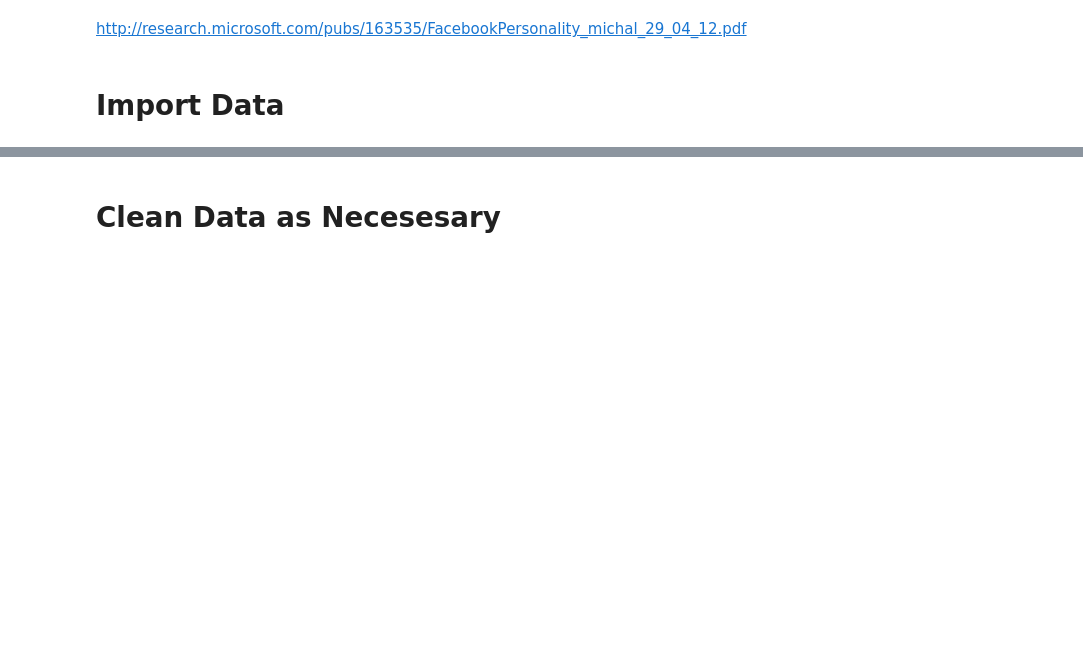
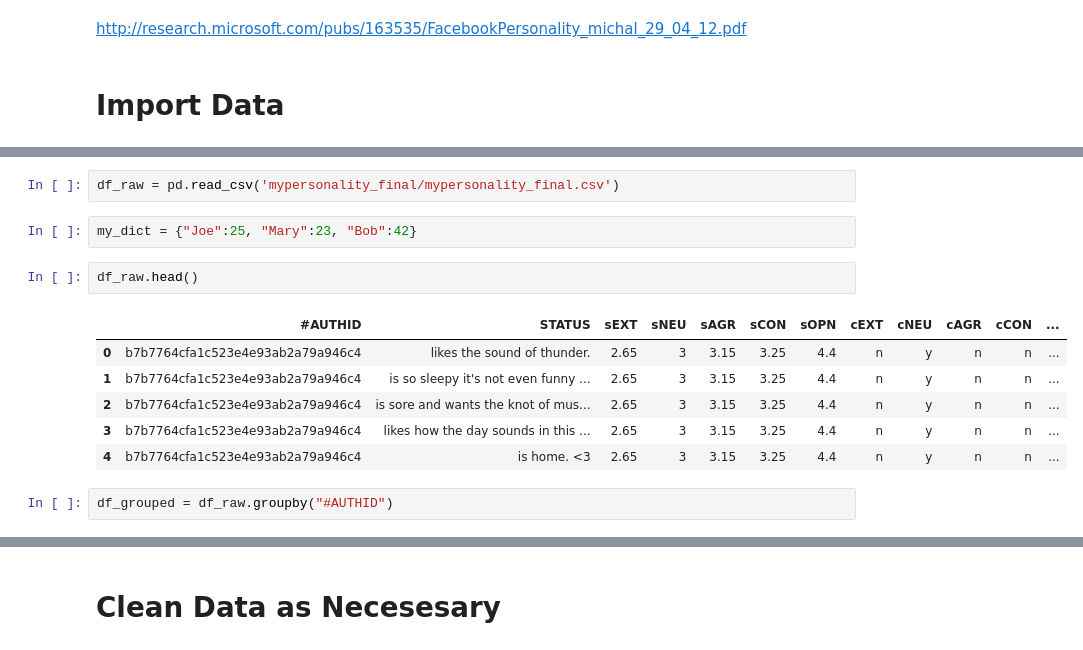
Before and after one commit to zhannar/WorkInProgressMetis, a Jupyter notebook: 02 - Project Luther - Regression/02 - Luther Project (Personality & Centrality).ipynb, the cells around one changed output, grey strips where cells are left out. Cells and saved outputs as stored; diff of their text form; blank space fills up the shorter version.

```diff
--- a/02 - Project Luther - Regression/02 - Luther Project (Personality & Centrality).ipynb
+++ b/02 - Project Luther - Regression/02 - Luther Project (Personality & Centrality).ipynb
@@ -59,0 +63,15 @@ data = pd.read_csv('http://domain.com/passkey=wedsmdjsjmdd')
+# %%
+df_raw = pd.read_csv('mypersonality_final/mypersonality_final.csv')
+# %%
+my_dict = {"Joe":25, "Mary":23, "Bob":42}
+# %%
+df_raw.head()
+# %% [output]
+|  | #AUTHID | STATUS | sEXT | sNEU | sAGR | sCON | sOPN | cEXT | cNEU | cAGR | cCON | ... |
+| 0 | b7b7764cfa1c523e4e93ab2a79a946c4 | likes the sound of thunder. | 2.65 | 3 | 3.15 | 3.25 | 4.4 | n | y | n | n | ... |
+| 1 | b7b7764cfa1c523e4e93ab2a79a946c4 | is so sleepy it's not even funny ... | 2.65 | 3 | 3.15 | 3.25 | 4.4 | n | y | n | n | ... |
+| 2 | b7b7764cfa1c523e4e93ab2a79a946c4 | is sore and wants the knot of mus... | 2.65 | 3 | 3.15 | 3.25 | 4.4 | n | y | n | n | ... |
+| 3 | b7b7764cfa1c523e4e93ab2a79a946c4 | likes how the day sounds in this ... | 2.65 | 3 | 3.15 | 3.25 | 4.4 | n | y | n | n | ... |
+| 4 | b7b7764cfa1c523e4e93ab2a79a946c4 | is home. <3 | 2.65 | 3 | 3.15 | 3.25 | 4.4 | n | y | n | n | ... |
+# %%
+df_grouped = df_raw.groupby("#AUTHID")
```
Also changed, not shown: parts of 6 cells of this notebook, 3 other files.
